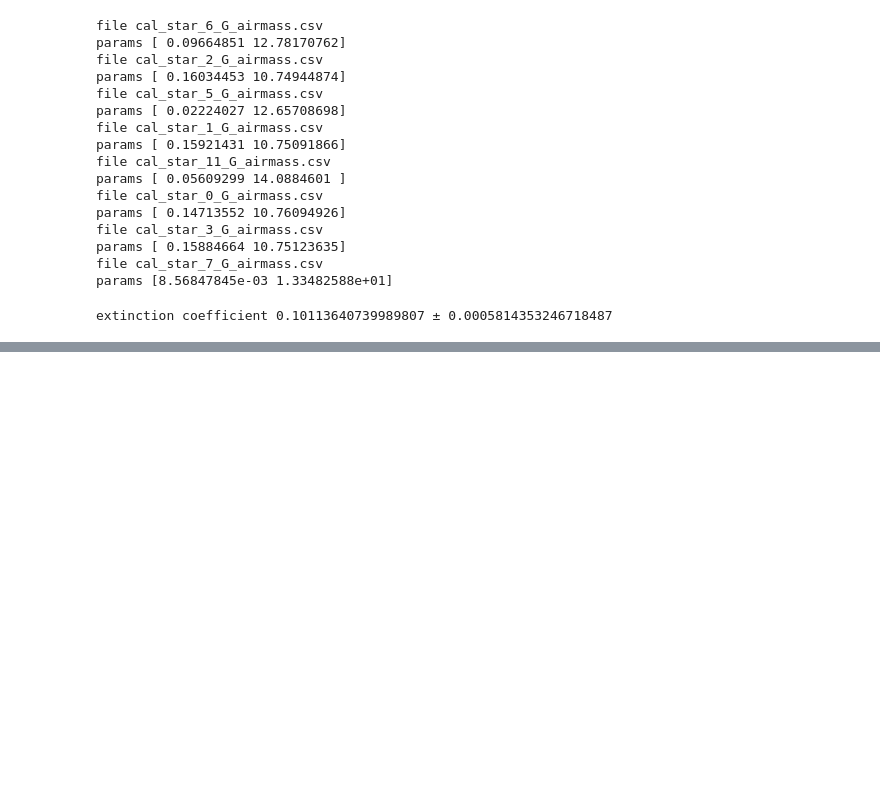
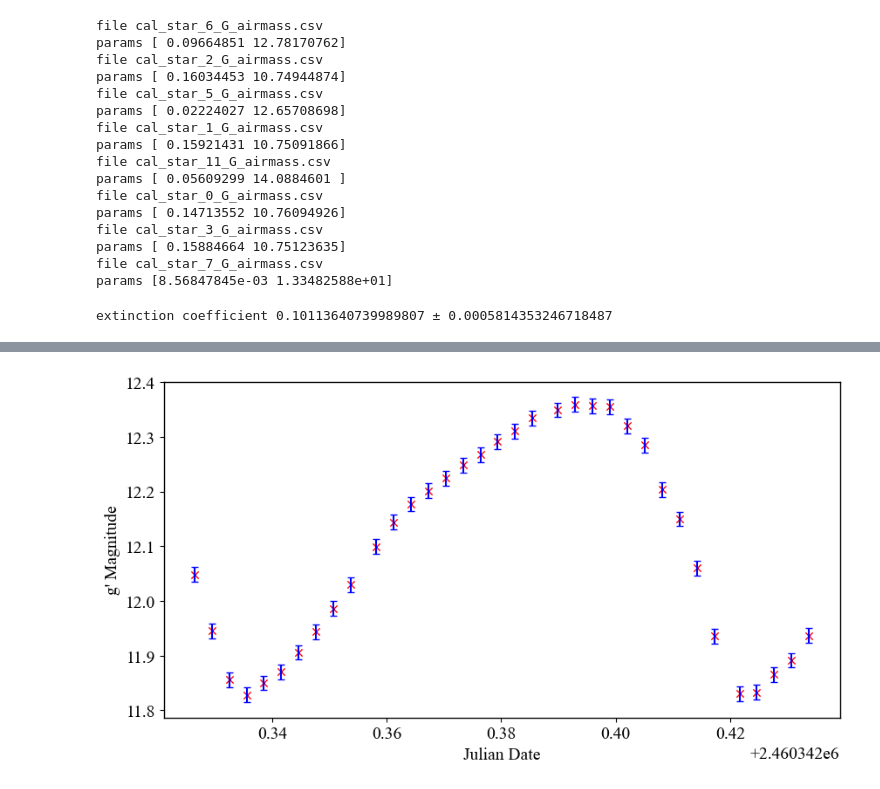
Before and after one commit to lewismcnish/Astronomy, a Jupyter notebook: Year_3/air_mass_plots.ipynb, the cells around one changed output, grey strips where cells are left out. Cells and saved outputs as stored; diff of their text form; code cells hidden in the pictures; blank space fills up the shorter version.

```diff
--- a/Year_3/air_mass_plots.ipynb
+++ b/Year_3/air_mass_plots.ipynb
@@ -159,0 +117,15 @@ plt.scatter(df['JD'],df['Mag'])
+# %%
+
+df = pd.read_csv('airmass/NSVS7293918/G/cal_star_4_G_airmass.csv')
+data= np.loadtxt('data/NSVS7293918_G.txt',skiprows = 1, delimiter = ',')
+Julian = data[:,0]
+MAg = data[:,1]
+plt.figure(figsize =(10,5))
+plt.xlabel('Julian Date')
+plt.ylabel('g\' Magnitude')
+plt.errorbar(df['JD'], df['Mag'], yerr = df['error'], color = 'b',fmt='o',markersize = 0.5, capsize=3)
+plt.scatter(df['JD'], df['Mag'], color = 'r',marker = 'x' ,linewidth = 1)
+plt.savefig('graphs/lightcurve.pdf', format = 'pdf')
+plt.show()
+# %% [output]
+[figure, added]
```
Also changed, not shown: parts of 4 cells of this notebook, 10 other files.
